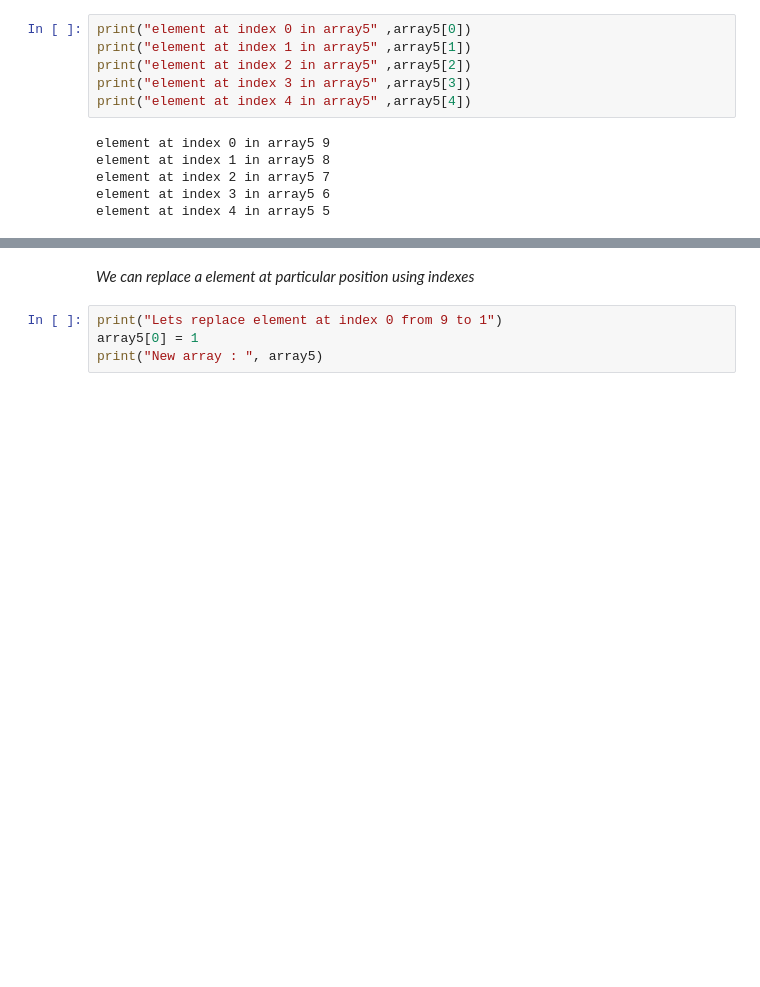
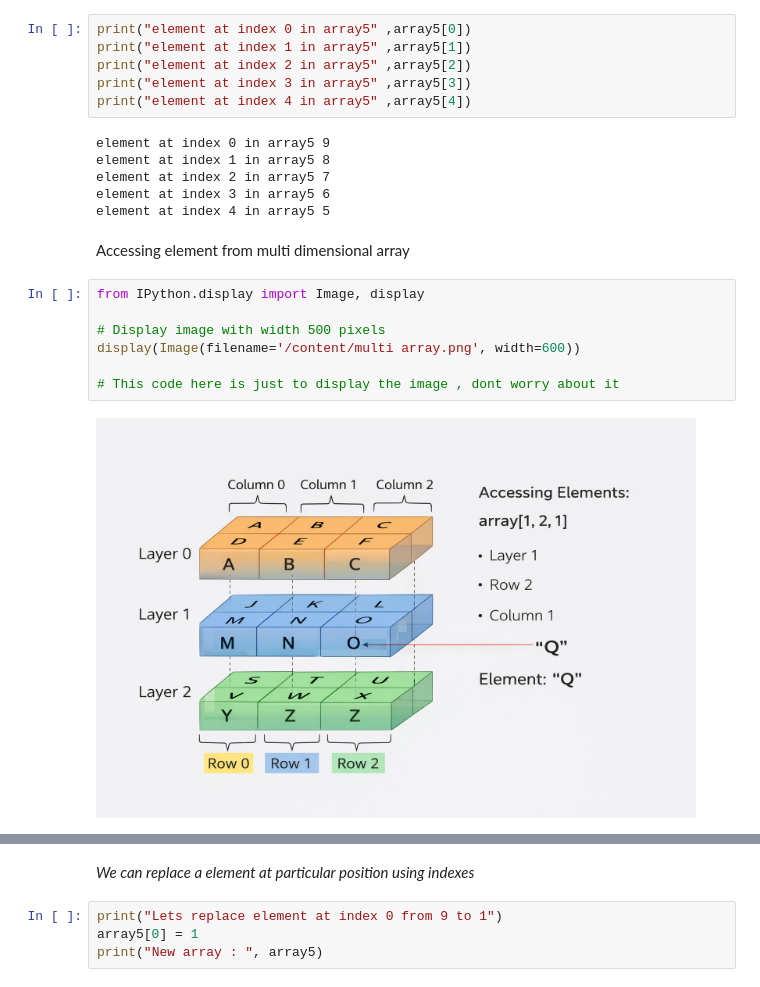
Before and after one commit to Yuvaraj-7/numpy-fundamentals, a Jupyter notebook: numpy_fundamentals.ipynb, the cells around one changed output, grey strips where cells are left out. Saved outputs shown, nothing was run; the diff lists cells and outputs as text; blank space fills up the shorter version.

Commit message:
accessing multi dimensional array

```diff
--- a/numpy_fundamentals.ipynb
+++ b/numpy_fundamentals.ipynb
@@ -328,3 +328,14 @@ element at index 1 in array5 8
 element at index 2 in array5 7
 element at index 3 in array5 6
 element at index 4 in array5 5
+# %% [markdown]
+Accessing  element from multi dimensional array
+# %%
+from IPython.display import Image, display
+
+# Display image with width 500 pixels
+display(Image(filename='/content/multi array.png', width=600))
+
+# This code here is just to display the image , dont worry about it
+# %% [output]
+[figure, added]
```
Also changed, not shown: parts of 8 cells of this notebook.
